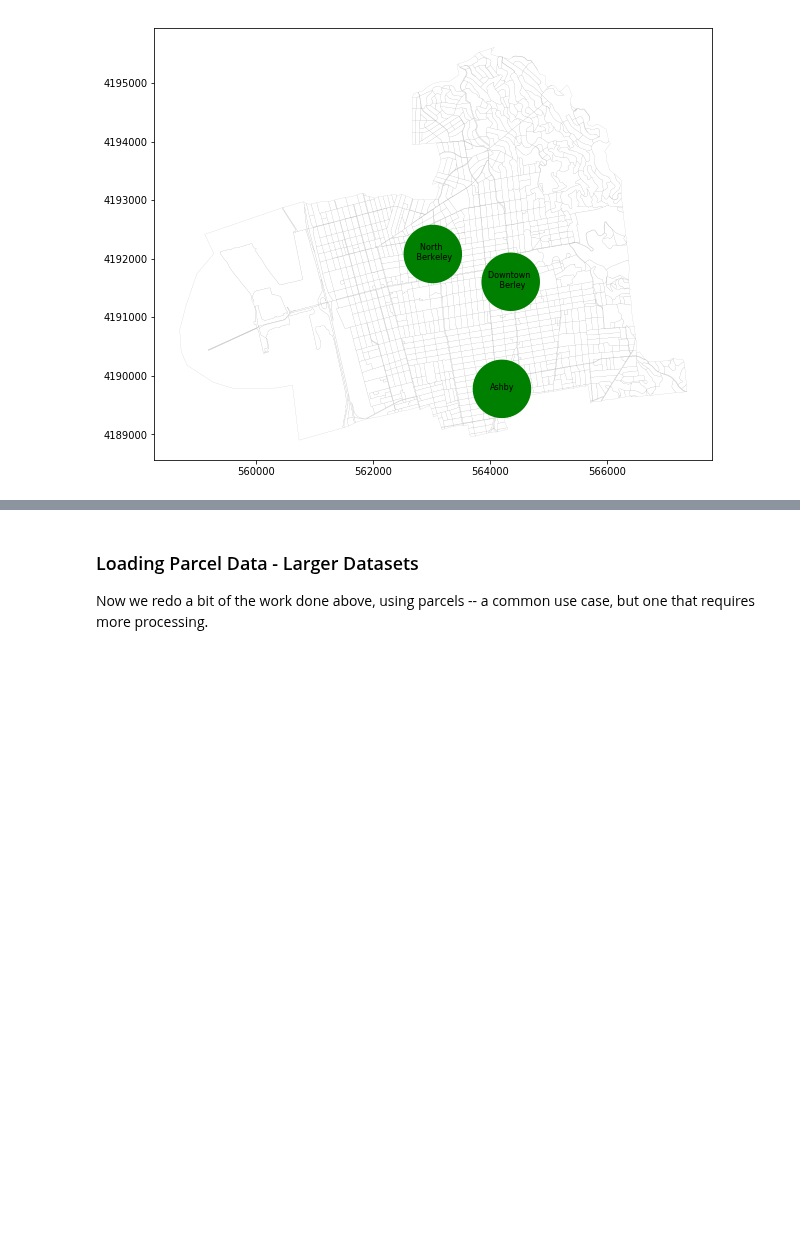
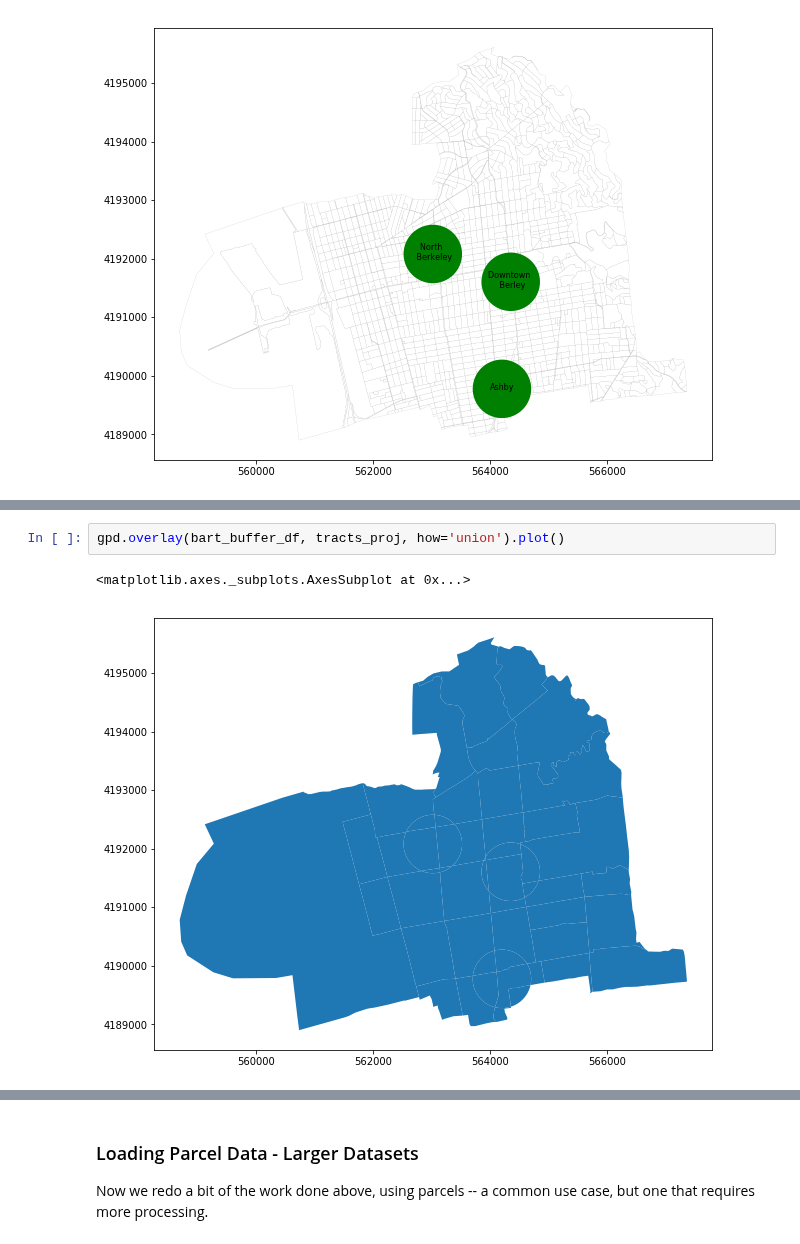
Before and after one commit to waddell/urban-informatics-and-visualization, a Jupyter notebook: 10-mapping/mapping-part-2.ipynb, the cells around one changed output, grey strips where cells are left out. Cells and saved outputs as stored; diff of their text form; blank space fills up the shorter version.

```diff
--- a/10-mapping/mapping-part-2.ipynb
+++ b/10-mapping/mapping-part-2.ipynb
@@ -573,0 +300,5 @@ gdf.head()
+# %%
+gpd.overlay(bart_buffer_df, tracts_proj, how='union').plot()
+# %% [output]
+<matplotlib.axes._subplots.AxesSubplot at 0x...>
+[figure, added]
```
Also changed, not shown: parts of 87 cells of this notebook.
